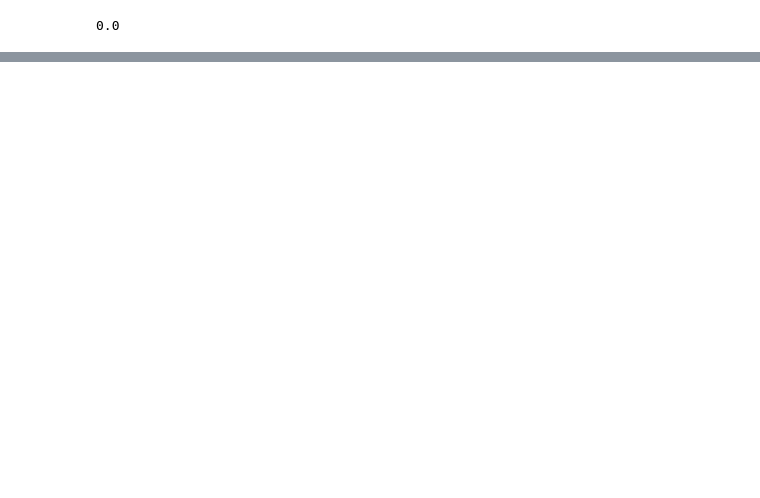
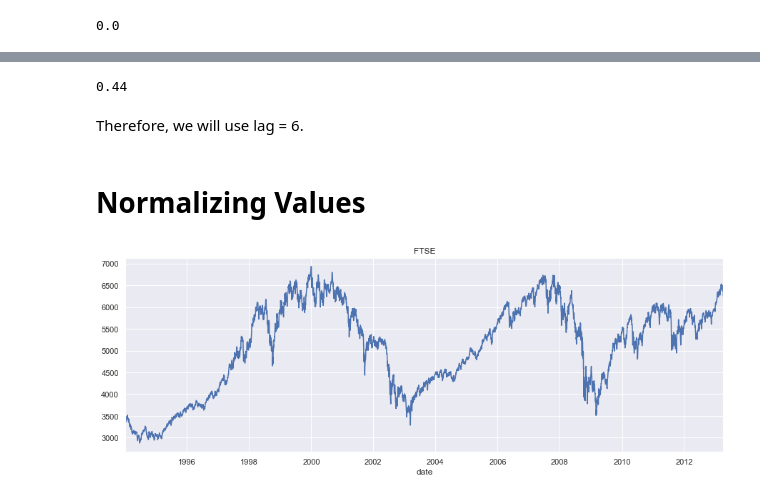
Before and after one commit to mkang32/snp500-analysis, a Jupyter notebook: notebooks/3.the_AR_model_with_Returns.ipynb, the cells around one changed output, grey strips where cells are left out. Saved outputs shown, nothing was run; the diff lists cells and outputs as text; code cells hidden in the pictures; blank space fills up the shorter version.

```diff
--- a/notebooks/3.the_AR_model_with_Returns.ipynb
+++ b/notebooks/3.the_AR_model_with_Returns.ipynb
@@ -250,0 +300,18 @@ Roots
+# %%
+LLR_test(model_ret_ar_6, model_ret_ar_7, DF=1)
+# %% [output]
+0.44
+# %% [markdown]
+Therefore, we will use lag = 6.
+# %% [markdown]
+# Normalizing Values
+# %%
+# raw FTSE value
+benchmark = df.market_value.iloc[0]
+df['norm'] = df.market_value.div(benchmark).mul(100)
+# %%
+df.market_value.plot(figsize=(15,5))
+plt.title("FTSE")
+plt.show()
+# %% [output]
+[figure, added]
```
Also changed, not shown: parts of 27 cells of this notebook.
